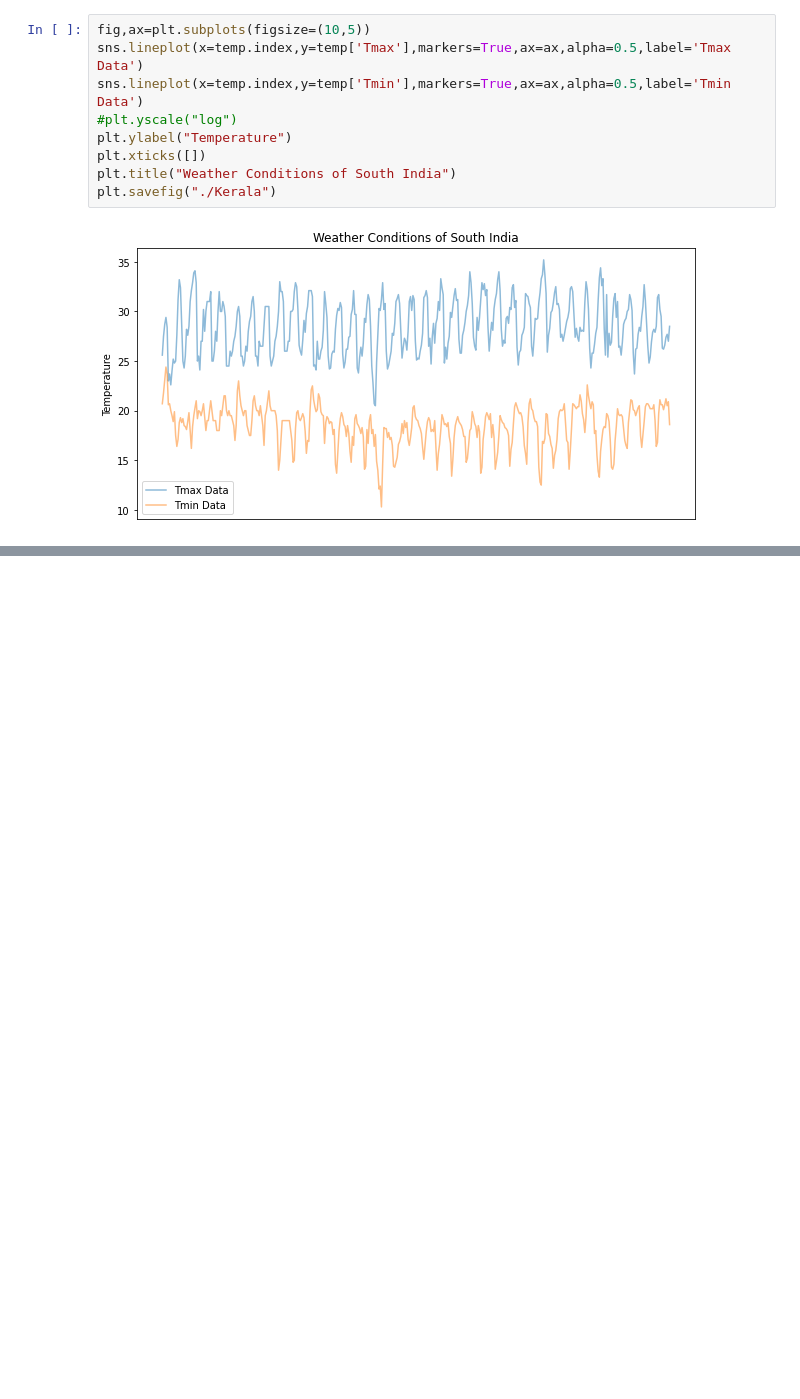
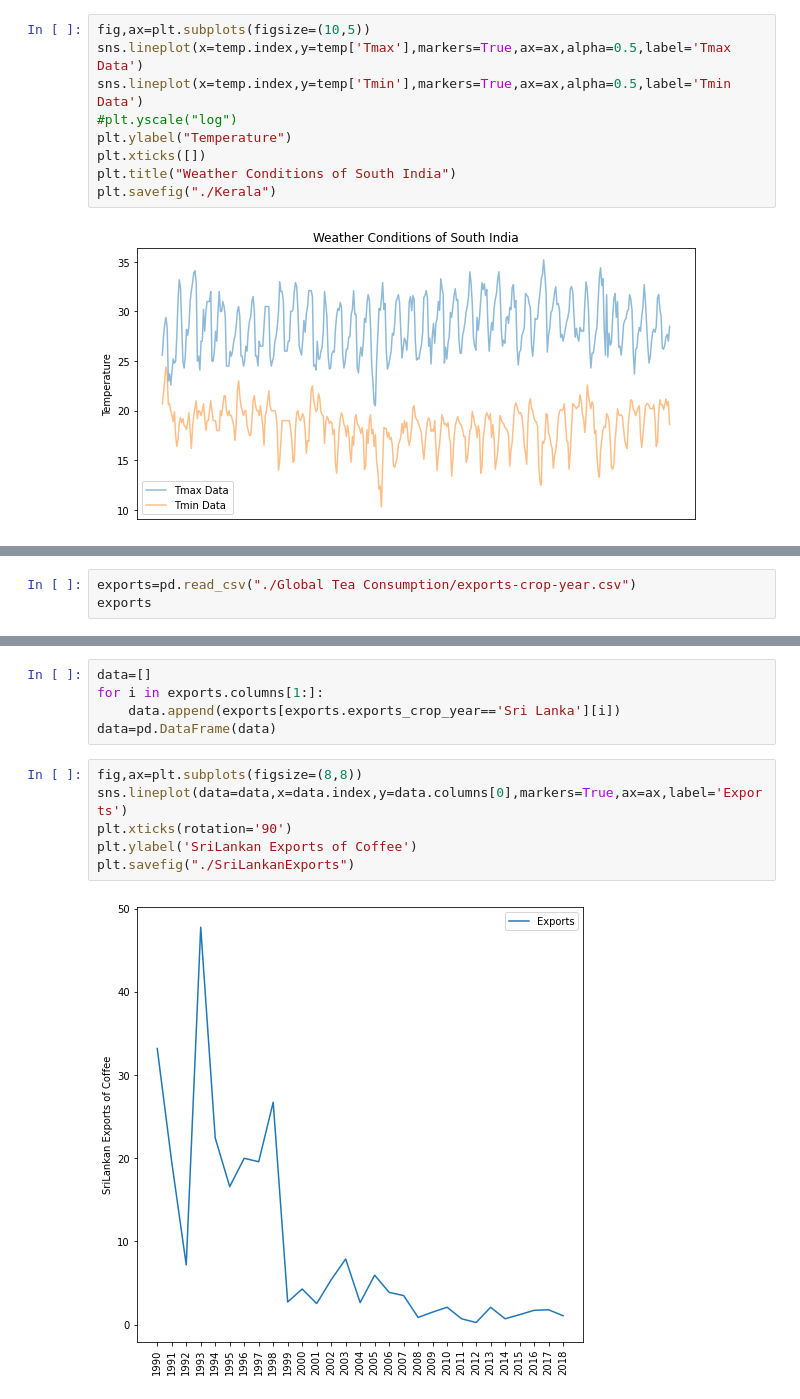
Before and after one commit to bitanb1999/FeyNN, a Jupyter notebook: FeyNN.ipynb, the cells around one changed output, grey strips where cells are left out. Saved outputs shown, nothing was run; the diff lists cells and outputs as text; blank space fills up the shorter version.

```diff
--- a/FeyNN.ipynb
+++ b/FeyNN.ipynb
@@ -354,0 +397,3 @@ plt.savefig("./Kerala")
+# %%
+exports=pd.read_csv("./Global Tea Consumption/exports-crop-year.csv")
+exports
@@ -354,0 +419,13 @@ plt.savefig("./Kerala")
+# %%
+data=[]
+for i in exports.columns[1:]:
+    data.append(exports[exports.exports_crop_year=='Sri Lanka'][i])
+data=pd.DataFrame(data)
+# %%
+fig,ax=plt.subplots(figsize=(8,8))
+sns.lineplot(data=data,x=data.index,y=data.columns[0],markers=True,ax=ax,label='Exports')
+plt.xticks(rotation='90')
+plt.ylabel('SriLankan Exports of Coffee')
+plt.savefig("./SriLankanExports")
+# %% [output]
+[figure, added]
```
Also changed, not shown: parts of 46 cells of this notebook.
